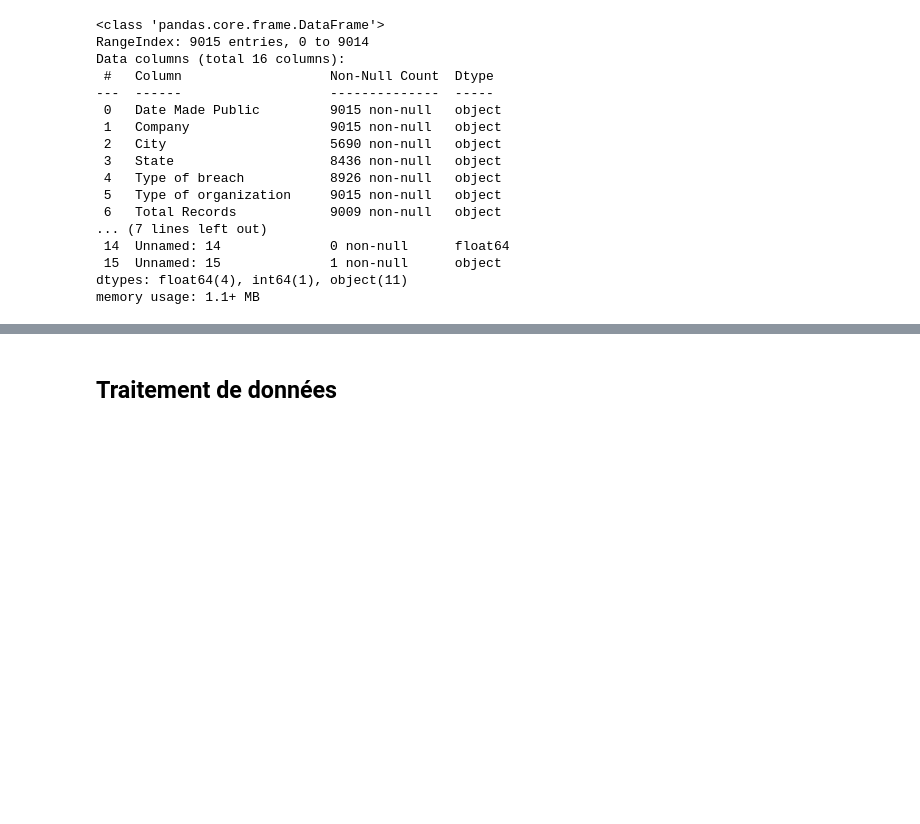
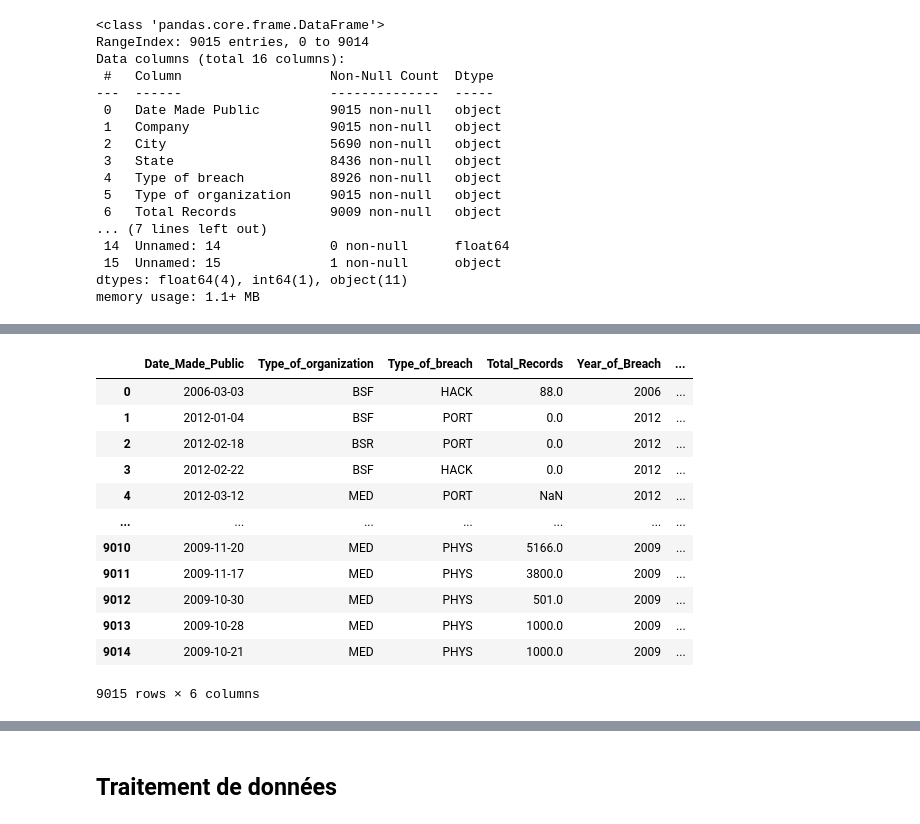
Before and after one commit to fdountiozaboue/NEXIALOG_STAGE, a Jupyter notebook: NoteBook_Analyse_de_la_base_PRC.ipynb, the cells around one changed output, grey strips where cells are left out. Saved outputs shown, nothing was run; the diff lists cells and outputs as text; code cells hidden in the pictures; blank space fills up the shorter version.

```diff
--- a/NoteBook_Analyse_de_la_base_PRC.ipynb
+++ b/NoteBook_Analyse_de_la_base_PRC.ipynb
@@ -123,0 +111,16 @@ Index(['id', 'source', 'org_name', 'acceptable_names', 'org_name_explanation',
+# %%
+base_PRC
+# %% [output]
+|  | Date_Made_Public | Type_of_organization | Type_of_breach | Total_Records | Year_of_Breach | ... |
+| 0 | 2006-03-03 | BSF | HACK | 88.0 | 2006 | ... |
+| 1 | 2012-01-04 | BSF | PORT | 0.0 | 2012 | ... |
+| 2 | 2012-02-18 | BSR | PORT | 0.0 | 2012 | ... |
+| 3 | 2012-02-22 | BSF | HACK | 0.0 | 2012 | ... |
+| 4 | 2012-03-12 | MED | PORT | NaN | 2012 | ... |
+| ... | ... | ... | ... | ... | ... | ... |
+| 9010 | 2009-11-20 | MED | PHYS | 5166.0 | 2009 | ... |
+| 9011 | 2009-11-17 | MED | PHYS | 3800.0 | 2009 | ... |
+| 9012 | 2009-10-30 | MED | PHYS | 501.0 | 2009 | ... |
+| 9013 | 2009-10-28 | MED | PHYS | 1000.0 | 2009 | ... |
+| 9014 | 2009-10-21 | MED | PHYS | 1000.0 | 2009 | ... |
+9015 rows × 6 columns
```
Also changed, not shown: parts of 22 cells of this notebook, 1 other file.
